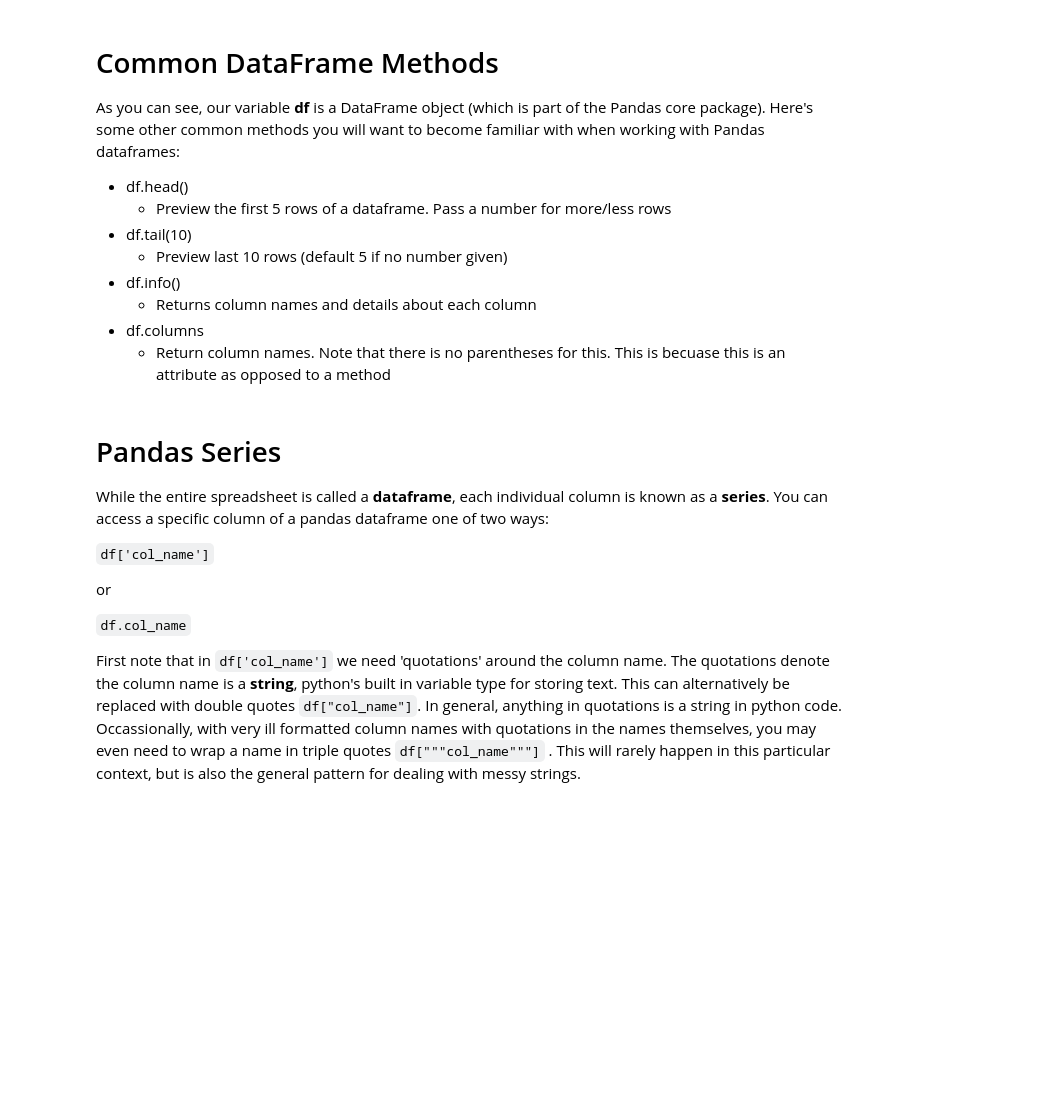
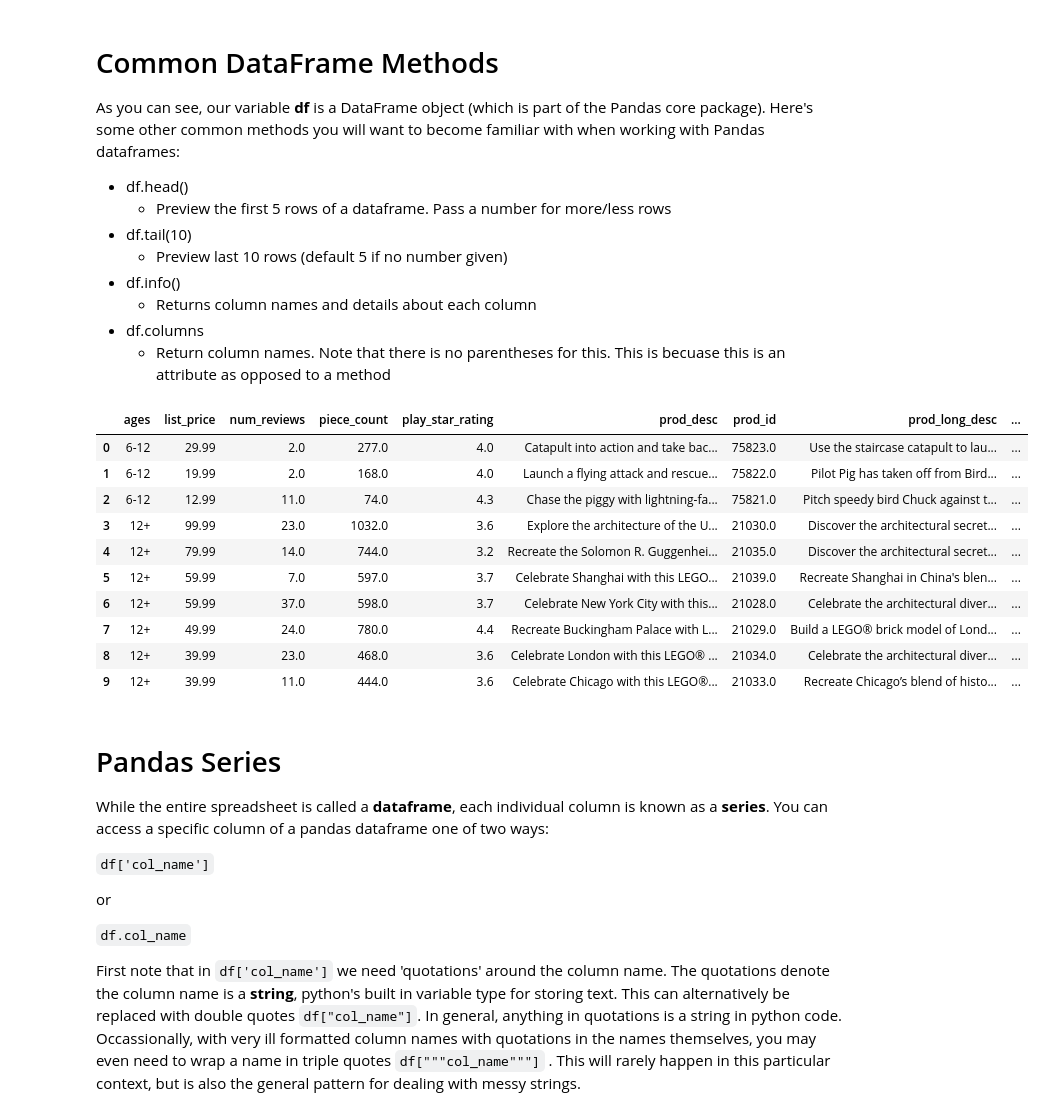
Before and after one commit to kevintheduu/dsc-1-01-08-your-first-data-science-codealong-seattle-ds-career-040119, a Jupyter notebook: index.ipynb, the cells around one changed output. Drawn from its saved outputs; the diff is of its cells as text; code cells hidden in the pictures; blank space fills up the shorter version.

```diff
--- a/index.ipynb
+++ b/index.ipynb
@@ -177,7 +177,19 @@ As you can see, our variable **df** is a DataFrame object (which is part of the
 * df.columns
     * Return column names. Note that there is no parentheses for this. This is becuase this is an attribute as opposed to a method
 # %%
-df.head()
+df.head(10)
+# %% [output]
+|  | ages | list_price | num_reviews | piece_count | play_star_rating | prod_desc | prod_id | prod_long_desc | ... |
+| 0 | 6-12 | 29.99 | 2.0 | 277.0 | 4.0 | Catapult into action and take bac... | 75823.0 | Use the staircase catapult to lau... | ... |
+| 1 | 6-12 | 19.99 | 2.0 | 168.0 | 4.0 | Launch a flying attack and rescue... | 75822.0 | Pilot Pig has taken off from Bird... | ... |
+| 2 | 6-12 | 12.99 | 11.0 | 74.0 | 4.3 | Chase the piggy with lightning-fa... | 75821.0 | Pitch speedy bird Chuck against t... | ... |
+| 3 | 12+ | 99.99 | 23.0 | 1032.0 | 3.6 | Explore the architecture of the U... | 21030.0 | Discover the architectural secret... | ... |
+| 4 | 12+ | 79.99 | 14.0 | 744.0 | 3.2 | Recreate the Solomon R. Guggenhei... | 21035.0 | Discover the architectural secret... | ... |
+| 5 | 12+ | 59.99 | 7.0 | 597.0 | 3.7 | Celebrate Shanghai with this LEGO... | 21039.0 | Recreate Shanghai in China's blen... | ... |
+| 6 | 12+ | 59.99 | 37.0 | 598.0 | 3.7 | Celebrate New York City with this... | 21028.0 | Celebrate the architectural diver... | ... |
+| 7 | 12+ | 49.99 | 24.0 | 780.0 | 4.4 | Recreate Buckingham Palace with L... | 21029.0 | Build a LEGO® brick model of Lond... | ... |
+| 8 | 12+ | 39.99 | 23.0 | 468.0 | 3.6 | Celebrate London with this LEGO® ... | 21034.0 | Celebrate the architectural diver... | ... |
+| 9 | 12+ | 39.99 | 11.0 | 444.0 | 3.6 | Celebrate Chicago with this LEGO®... | 21033.0 | Recreate Chicago’s blend of histo... | ... |
 # %%
 #Use tab completion to investigate at least 3 other methods under the df object.
 #Pull up their docstrings and investigate what they do.
```
